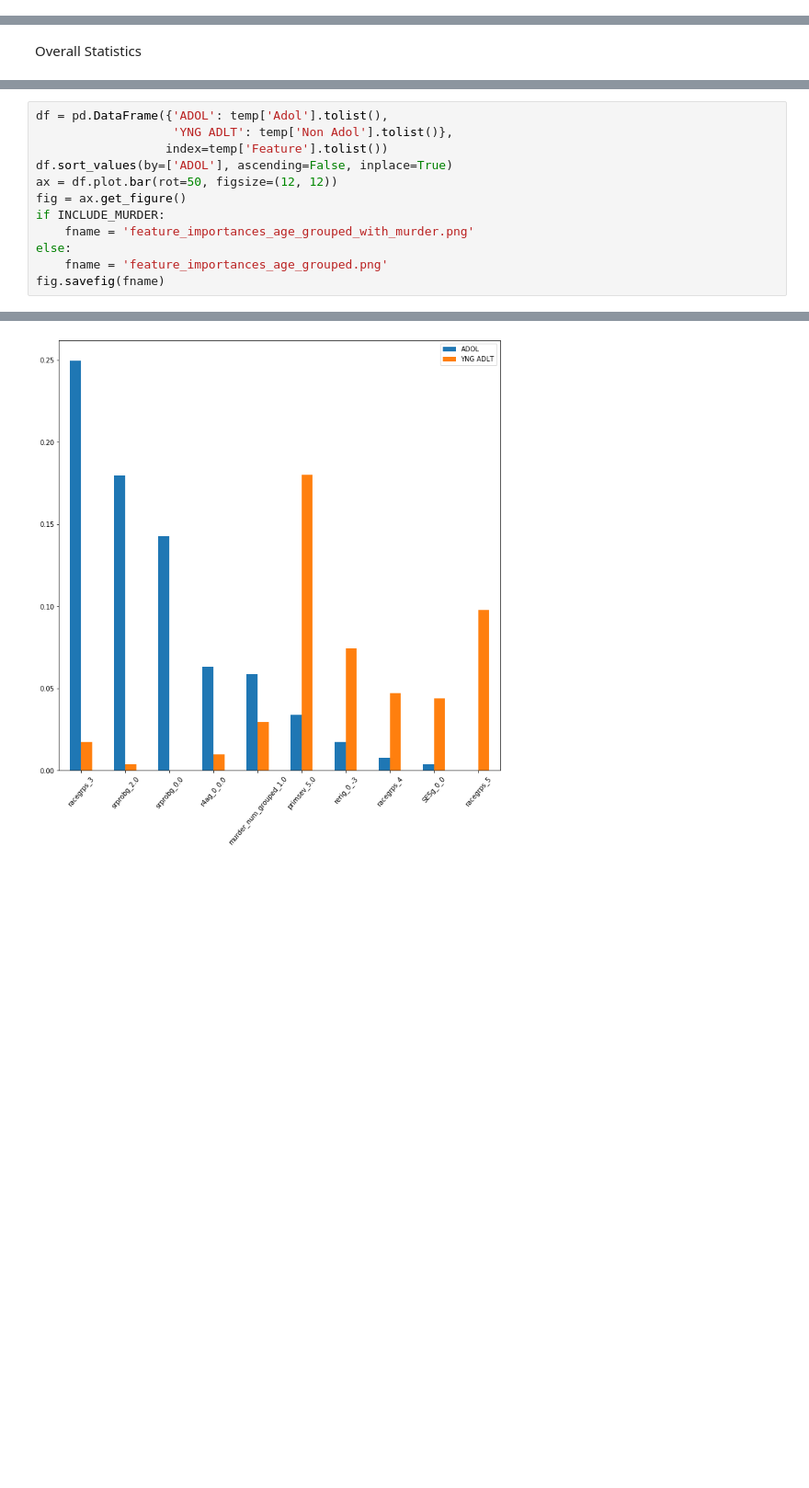
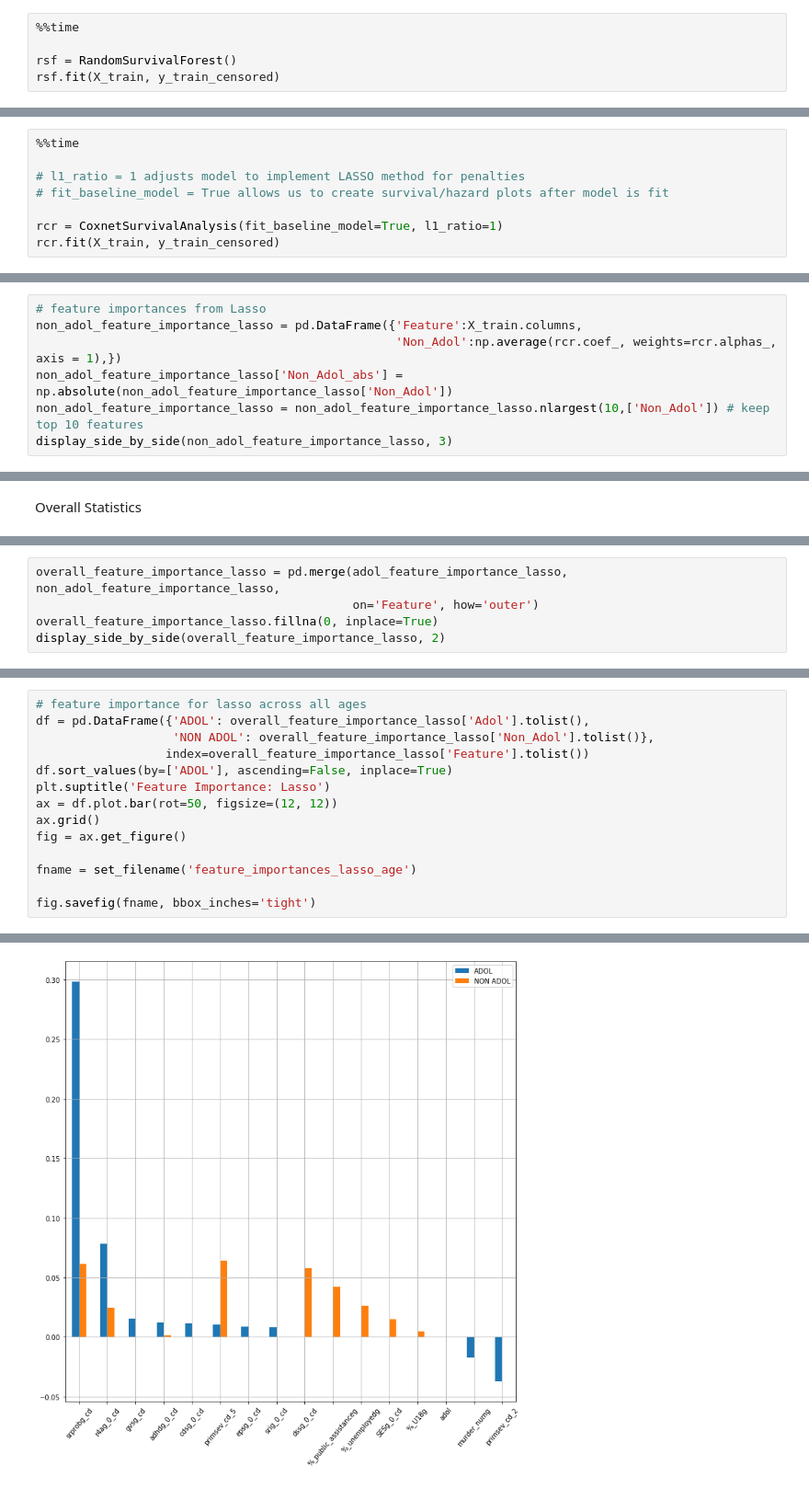
Before and after one commit to prathikr/CAIS_analysis_by_age_grouped, a Jupyter notebook: grouped/mvp_grouped_age.ipynb, the cells around one changed output, grey strips where cells are left out. Shown: that part at 92% size. Saved outputs shown, nothing was run; the diff lists cells and outputs as text; blank space fills up the shorter version.

```diff
--- a/grouped/mvp_grouped_age.ipynb
+++ b/grouped/mvp_grouped_age.ipynb
@@ -436,0 +422,5 @@ plt.show()
+# %%
+%%time
+
+rsf = RandomSurvivalForest()
+rsf.fit(X_train, y_train_censored)
@@ -436,0 +435,8 @@ plt.show()
+# %%
+%%time
+
+# l1_ratio = 1 adjusts model to implement LASSO method for penalties
+# fit_baseline_model = True allows us to create survival/hazard plots after model is fit
+
+rcr = CoxnetSurvivalAnalysis(fit_baseline_model=True, l1_ratio=1)
+rcr.fit(X_train, y_train_censored)
@@ -436,0 +452,7 @@ plt.show()
+# %%
+# feature importances from Lasso
+non_adol_feature_importance_lasso = pd.DataFrame({'Feature':X_train.columns,
+                                                  'Non_Adol':np.average(rcr.coef_, weights=rcr.alphas_, axis = 1),})
+non_adol_feature_importance_lasso['Non_Adol_abs'] = np.absolute(non_adol_feature_importance_lasso['Non_Adol'])
+non_adol_feature_importance_lasso = non_adol_feature_importance_lasso.nlargest(10,['Non_Adol']) # keep top 10 features
+display_side_by_side(non_adol_feature_importance_lasso, 3)
@@ -478,0 +531,5 @@ display_side_by_side(temp, 1)
+# %%
+overall_feature_importance_lasso = pd.merge(adol_feature_importance_lasso, non_adol_feature_importance_lasso,
+                                            on='Feature', how='outer')
+overall_feature_importance_lasso.fillna(0, inplace=True)
+display_side_by_side(overall_feature_importance_lasso, 2)
@@ -479,13 +577,15 @@ display_side_by_side(temp, 1)
 # %%
-df = pd.DataFrame({'ADOL': temp['Adol'].tolist(),
-                   'YNG ADLT': temp['Non Adol'].tolist()},
-                  index=temp['Feature'].tolist())
+# feature importance for lasso across all ages
+df = pd.DataFrame({'ADOL': overall_feature_importance_lasso['Adol'].tolist(),
+                   'NON ADOL': overall_feature_importance_lasso['Non_Adol'].tolist()},
+                  index=overall_feature_importance_lasso['Feature'].tolist())
 df.sort_values(by=['ADOL'], ascending=False, inplace=True)
+plt.suptitle('Feature Importance: Lasso')
 ax = df.plot.bar(rot=50, figsize=(12, 12))
+ax.grid()
 fig = ax.get_figure()
-if INCLUDE_MURDER:
-    fname = 'feature_importances_age_grouped_with_murder.png'
-else:
-    fname = 'feature_importances_age_grouped.png'
-fig.savefig(fname)
+
+fname = set_filename('feature_importances_lasso_age')
+
+fig.savefig(fname, bbox_inches='tight')
 # %% [output]
@@ -492 +594 @@ fig.savefig(fname)
-[figure, old version]
+[figure, new version]
```
Also changed, not shown: parts of 58 cells of this notebook, 42 other files.
